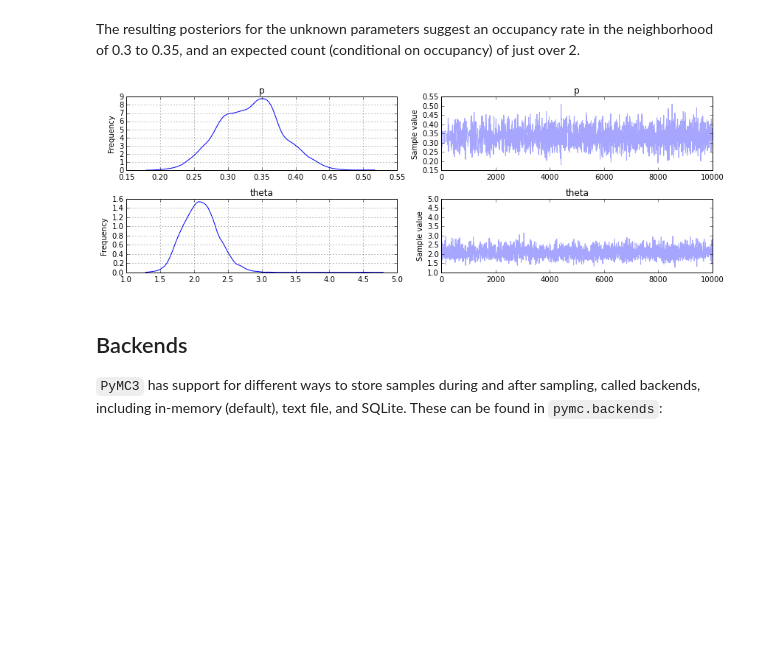
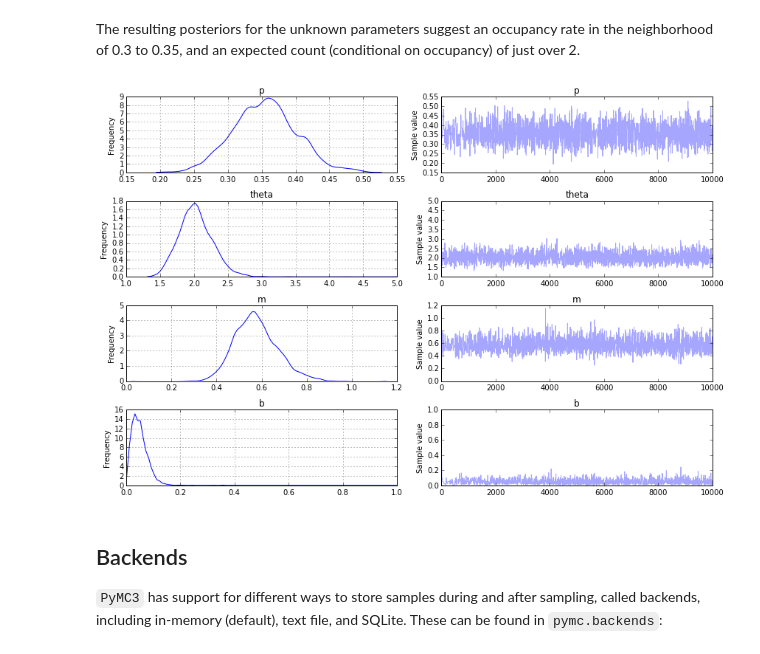
Before and after one commit to pymc-devs/uq_chapter, a Jupyter notebook: reference/UQ Handbook Chapter.ipynb, the cells around one changed output. Drawn from its saved outputs; the diff is of its cells as text; code cells hidden in the pictures; blank space fills up the shorter version.

```diff
--- a/reference/UQ Handbook Chapter.ipynb
+++ b/reference/UQ Handbook Chapter.ipynb
@@ -334,6 +348 @@ We use L-BFGS because provided by `scipy` as it is more efficient for high dimen
-# %%
-import scipy
-
-with model:
-    start = pm.find_MAP(vars=[s], fmin=scipy.optimize.fmin_l_bfgs_b)
 # %% [markdown]
@@ -392,7 +419,7 @@ We can use a *mixture model* to represent this data. The mixture is of two proce
 
 PyMC3 includes a zero-inflated Poisson distribution among its standard distributions, which takes a conditional mean parameter as well as an array of indicators for the excess zeros. Since we do not know which zeros are excess a priori, this array is an unknown stochastic node in the model, distributed as a Bernoulli random variable, with a hyperparameter representing the occupancy rate.
 # %%
-from pymc3 import Beta, Bernoulli, ZeroInflatedPoisson, Uniform
+from pymc3 import Beta, Bernoulli, ZeroInflatedPoisson, Uniform, Poisson
 
 with Model() as zip_model:
 
@@ -407,20 +434,26 @@ with Model() as zip_model:
 
     # Poisson likelihood
     yd = ZeroInflatedPoisson('y', theta, z, observed=y)
+
+    m = Normal('m', 1, 1)
+    b = Normal('b', 1, 1)
+
+    xd = Poisson('x', yd.data[0]*m+b, observed=x)
 # %% [markdown]
 Notice that this model includes discrete random variables, the latent occupancy indicators. Hence, we cannot use a gradient-based MCMC step method like HMC or NUTS. Instead, we will sample using a `BinaryMetropolis` sampler that proposes only binary values at each iteration for `z`; for the continuous-valued parameters, `theta` and `p` we will use a standard `Metropolis` sampler.
 
 We sample with both samplers at once by passing them to `sample` in a list. Each new sample is generated by first applying `step1` then `step2`.
 # %%
-from pymc3 import Metropolis, BinaryMetropolis
+from pymc3 import Metropolis, BinaryMetropolis, sample
 
 with zip_model:
 
-    start = {'p': 0.5, 'z': (y > 0).astype(int), 'theta': 5}
+    start = {'p': 0.5, 'z': (y > 0).filled(1).astype(int), 'theta': 5, 'yd_missing': np.array([1,1])}
 
-    step1 = Metropolis([theta, p])
+
+    step1 = Metropolis([theta, p, m, b] + yd.missing_values)
 
     step2 = BinaryMetropolis([z])
 
-    trace = pm.sample(10000, [step1, step2], start)
+    trace = sample(10000, [step1, step2], start)
 # %% [output]
@@ -428,9 +496,10 @@ with zip_model:
 # %% [markdown]
 The resulting posteriors for the unknown parameters suggest an occupancy rate in the neighborhood of 0.3 to 0.35, and an expected count (conditional on occupancy) of just over 2.
-# %%
-traceplot(trace, ['p', 'theta']);
-# %% [output]
-[figure, removed]
+# %%
+from pymc3 import traceplot, summary
+traceplot(trace, ['p', 'theta', 'm', 'b']);
+# %% [output]
+[figure, added]
 # %% [markdown]
 ## Backends
 
```
Also changed, not shown: parts of 32 cells of this notebook.
